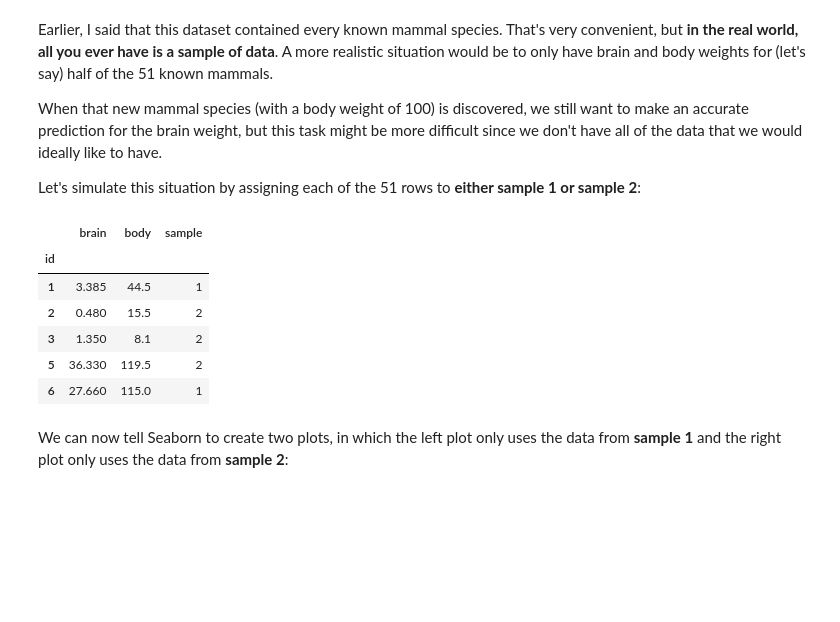
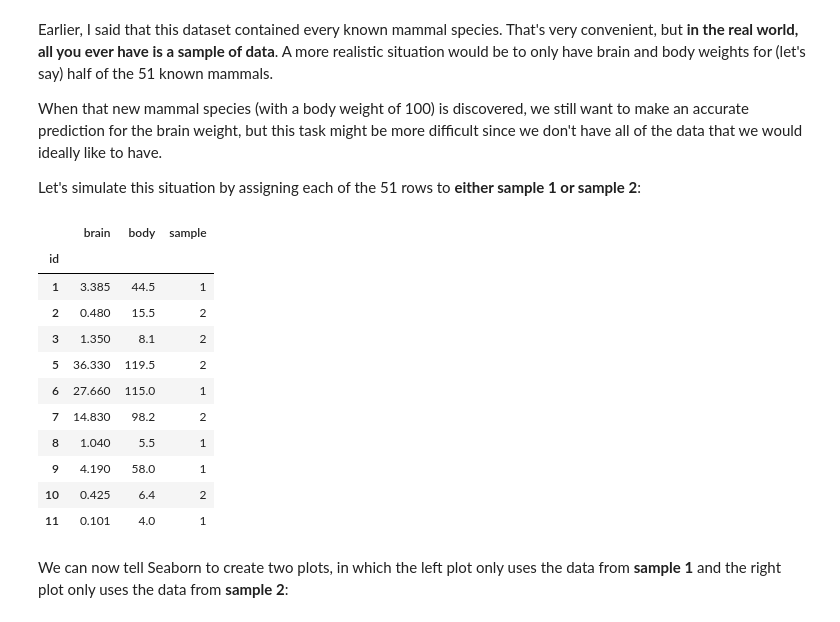
Before and after one commit to alasdaird/SYD_DAT_6, a Jupyter notebook: labs/Week 3/Model Evaluation Lab/bias_variance.ipynb, the cells around one changed output. Cells and saved outputs as stored; diff of their text form; code cells hidden in the pictures; blank space fills up the shorter version.

```diff
--- a/labs/Week 3/Model Evaluation Lab/bias_variance.ipynb
+++ b/labs/Week 3/Model Evaluation Lab/bias_variance.ipynb
@@ -79,18 +84,23 @@ Let's simulate this situation by assigning each of the 51 rows to **either sampl
 # %%
 # set a random seed for reproducibility
 np.random.seed(12345)
 
 # randomly assign every row to either sample 1 or sample 2
 df['sample'] = np.random.randint(1, 3, len(df))
-df.head()
+df.head(10)
 # %% [output]
 |  | brain | body | sample |
 | id |  |  |  |
 | 1 | 3.385 | 44.5 | 1 |
 | 2 | 0.480 | 15.5 | 2 |
 | 3 | 1.350 | 8.1 | 2 |
 | 5 | 36.330 | 119.5 | 2 |
 | 6 | 27.660 | 115.0 | 1 |
+| 7 | 14.830 | 98.2 | 2 |
+| 8 | 1.040 | 5.5 | 1 |
+| 9 | 4.190 | 58.0 | 1 |
+| 10 | 0.425 | 6.4 | 2 |
+| 11 | 0.101 | 4.0 | 1 |
 # %% [markdown]
 We can now tell Seaborn to create two plots, in which the left plot only uses the data from **sample 1** and the right plot only uses the data from **sample 2**:
 # %%
```
Also changed, not shown: parts of 6 cells of this notebook, 18 other files.
